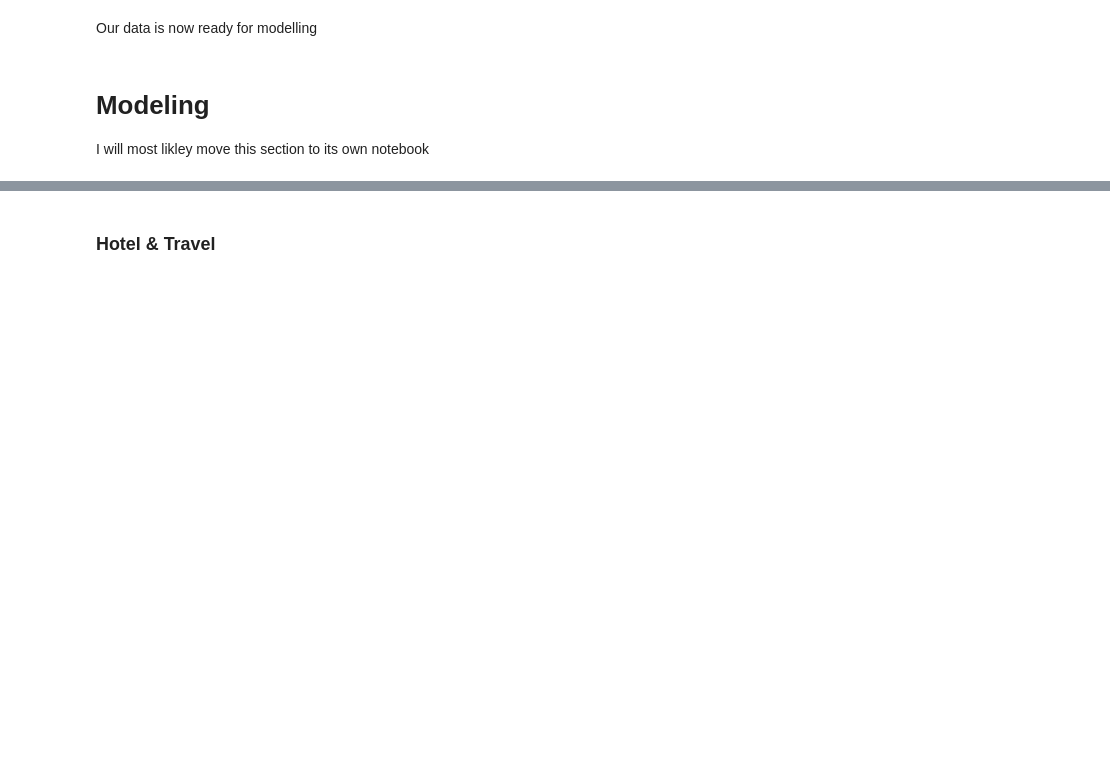
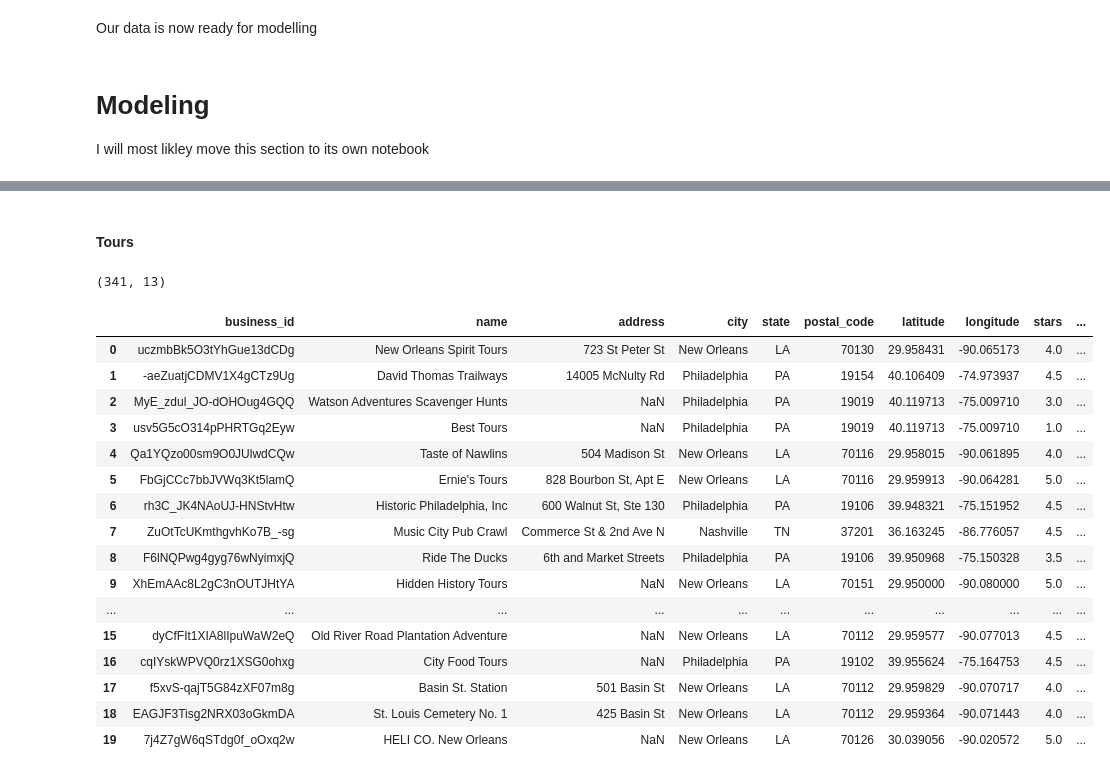
Before and after one commit to drojas-25/BrainStation-Capstone, a Jupyter notebook: Notebooks/EDA.ipynb, the cells around one changed output, grey strips where cells are left out. Drawn from its saved outputs; the diff is of its cells as text; code cells hidden in the pictures; blank space fills up the shorter version.

```diff
--- a/Notebooks/EDA.ipynb
+++ b/Notebooks/EDA.ipynb
@@ -1416,2 +1286,26 @@ with open('/mnt/data/predictions.pkl', 'rb') as f:
 # %% [markdown]
-### Hotel & Travel
+#### Tours
+# %%
+tours_df.shape
+# %% [output]
+(341, 13)
+# %%
+tours_df.head(20)
+# %% [output]
+|  | business_id | name | address | city | state | postal_code | latitude | longitude | stars | ... |
+| 0 | uczmbBk5O3tYhGue13dCDg | New Orleans Spirit Tours | 723 St Peter St | New Orleans | LA | 70130 | 29.958431 | -90.065173 | 4.0 | ... |
+| 1 | -aeZuatjCDMV1X4gCTz9Ug | David Thomas Trailways | 14005 McNulty Rd | Philadelphia | PA | 19154 | 40.106409 | -74.973937 | 4.5 | ... |
+| 2 | MyE_zdul_JO-dOHOug4GQQ | Watson Adventures Scavenger Hunts | NaN | Philadelphia | PA | 19019 | 40.119713 | -75.009710 | 3.0 | ... |
+| 3 | usv5G5cO314pPHRTGq2Eyw | Best Tours | NaN | Philadelphia | PA | 19019 | 40.119713 | -75.009710 | 1.0 | ... |
+| 4 | Qa1YQzo00sm9O0JUlwdCQw | Taste of Nawlins | 504 Madison St | New Orleans | LA | 70116 | 29.958015 | -90.061895 | 4.0 | ... |
+| 5 | FbGjCCc7bbJVWq3Kt5lamQ | Ernie's Tours | 828 Bourbon St, Apt E | New Orleans | LA | 70116 | 29.959913 | -90.064281 | 5.0 | ... |
+| 6 | rh3C_JK4NAoUJ-HNStvHtw | Historic Philadelphia, Inc | 600 Walnut St, Ste 130 | Philadelphia | PA | 19106 | 39.948321 | -75.151952 | 4.5 | ... |
+| 7 | ZuOtTcUKmthgvhKo7B_-sg | Music City Pub Crawl | Commerce St & 2nd Ave N | Nashville | TN | 37201 | 36.163245 | -86.776057 | 4.5 | ... |
+| 8 | F6lNQPwg4gyg76wNyimxjQ | Ride The Ducks | 6th and Market Streets | Philadelphia | PA | 19106 | 39.950968 | -75.150328 | 3.5 | ... |
+| 9 | XhEmAAc8L2gC3nOUTJHtYA | Hidden History Tours | NaN | New Orleans | LA | 70151 | 29.950000 | -90.080000 | 5.0 | ... |
+| ... | ... | ... | ... | ... | ... | ... | ... | ... | ... | ... |
+| 15 | dyCfFIt1XIA8lIpuWaW2eQ | Old River Road Plantation Adventure | NaN | New Orleans | LA | 70112 | 29.959577 | -90.077013 | 4.5 | ... |
+| 16 | cqIYskWPVQ0rz1XSG0ohxg | City Food Tours | NaN | Philadelphia | PA | 19102 | 39.955624 | -75.164753 | 4.5 | ... |
+| 17 | f5xvS-qajT5G84zXF07m8g | Basin St. Station | 501 Basin St | New Orleans | LA | 70112 | 29.959829 | -90.070717 | 4.0 | ... |
+| 18 | EAGJF3Tisg2NRX03oGkmDA | St. Louis Cemetery No. 1 | 425 Basin St | New Orleans | LA | 70112 | 29.959364 | -90.071443 | 4.0 | ... |
+| 19 | 7j4Z7gW6qSTdg0f_oOxq2w | HELI CO. New Orleans | NaN | New Orleans | LA | 70126 | 30.039056 | -90.020572 | 5.0 | ... |
```
Also changed, not shown: parts of 88 cells of this notebook, 7 other files.
